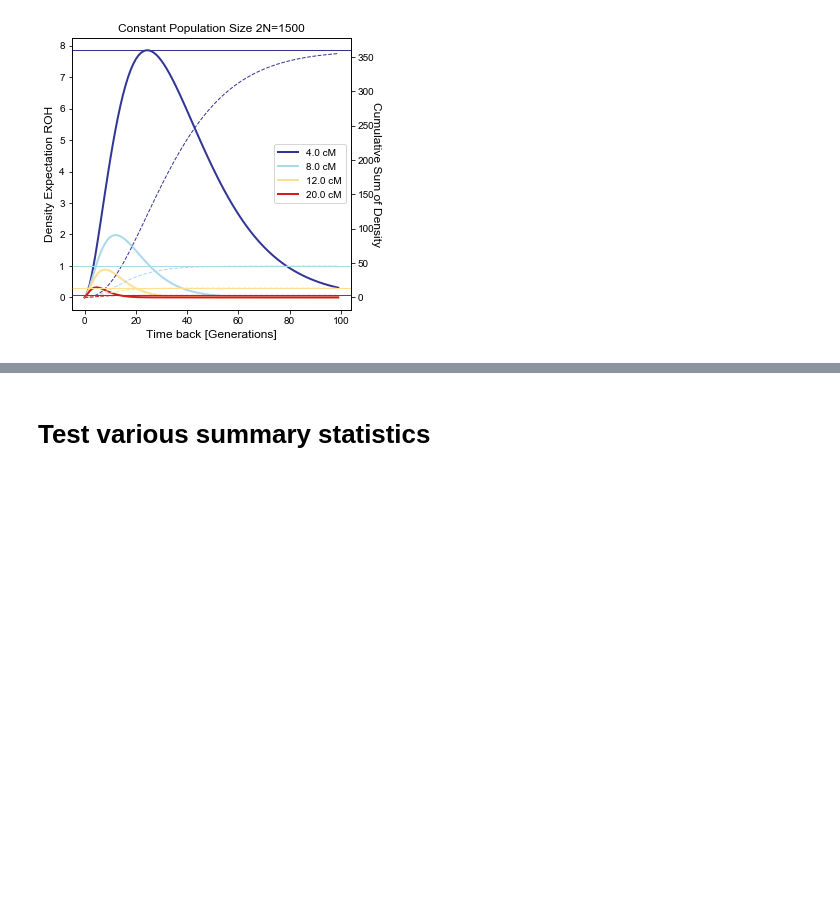
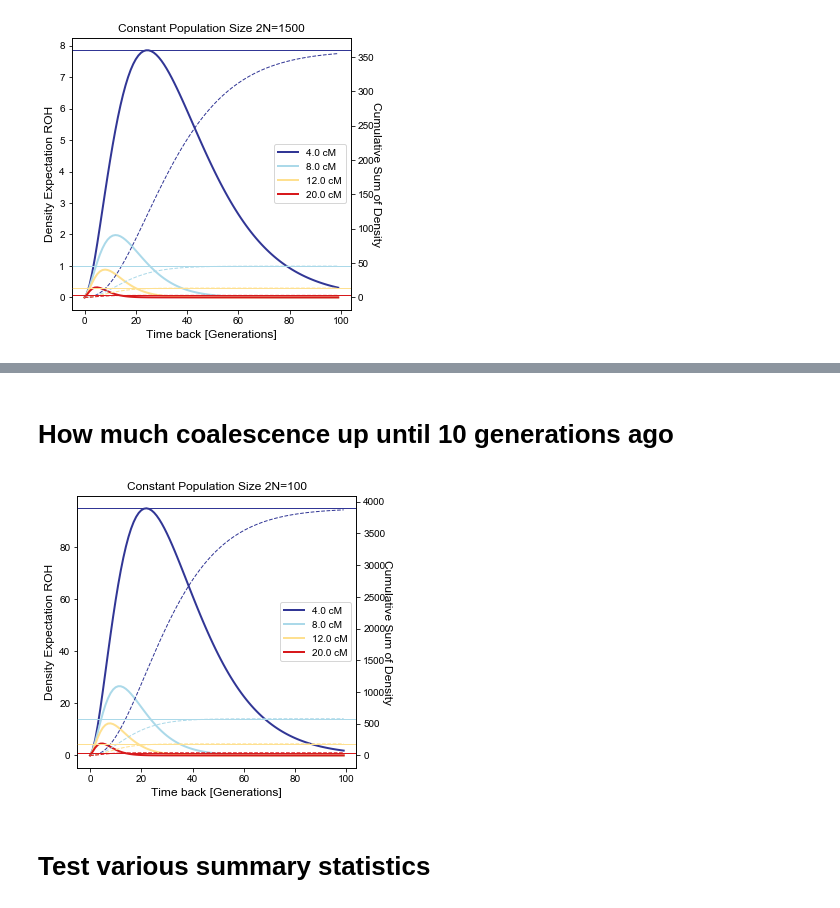
Before and after one commit to hringbauer/hapROH, a Jupyter notebook: Notebooks/Figures/VariousPaper/expectedROH_Ne.ipynb, the cells around one changed output, grey strips where cells are left out. Saved outputs shown, nothing was run; the diff lists cells and outputs as text; code cells hidden in the pictures; blank space fills up the shorter version.

```diff
--- a/Notebooks/Figures/VariousPaper/expectedROH_Ne.ipynb
+++ b/Notebooks/Figures/VariousPaper/expectedROH_Ne.ipynb
@@ -337,0 +352,2 @@ plot_time_exp(t_vec=np.arange(0,100), bl_lengths=[0.04, 0.08, 0.12, 0.2],
+# %% [markdown]
+# How much coalescence up until 10 generations ago
@@ -338,3 +356,9 @@ plot_time_exp(t_vec=np.arange(0,100), bl_lengths=[0.04, 0.08, 0.12, 0.2],
+# %%
+plot_time_exp(t_vec=np.arange(0,100), bl_lengths=[0.04, 0.08, 0.12, 0.2],
+              N=100, colors=["#313695", "#abd9e9", "#fee090", "#d7191c"],
+              savepath="")
+# %% [output]
+[figure, added]
 # %% [markdown]
 # Test various summary statistics
 # %%
```
Also changed, not shown: parts of 4 cells of this notebook, 12 other files.
